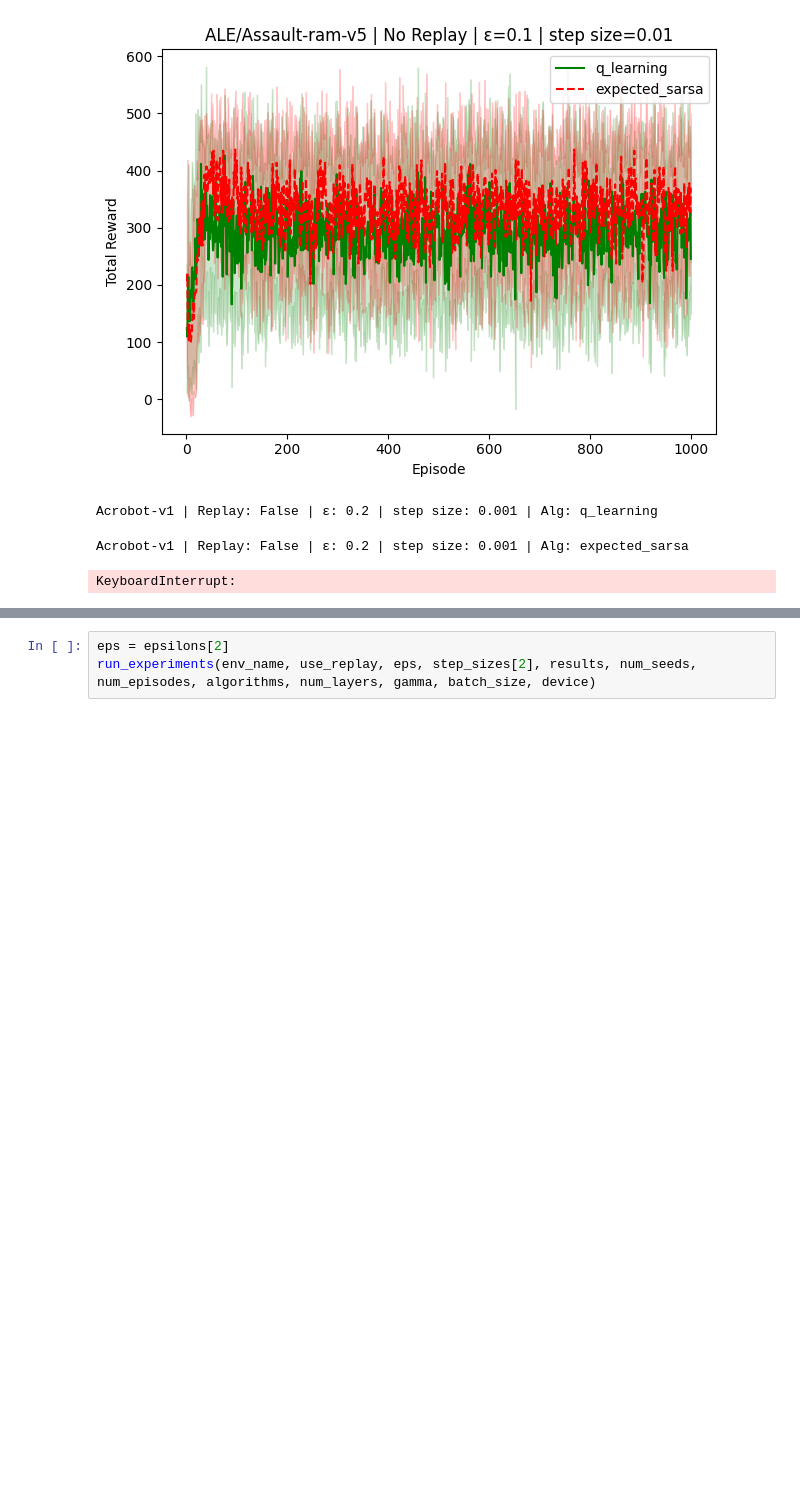
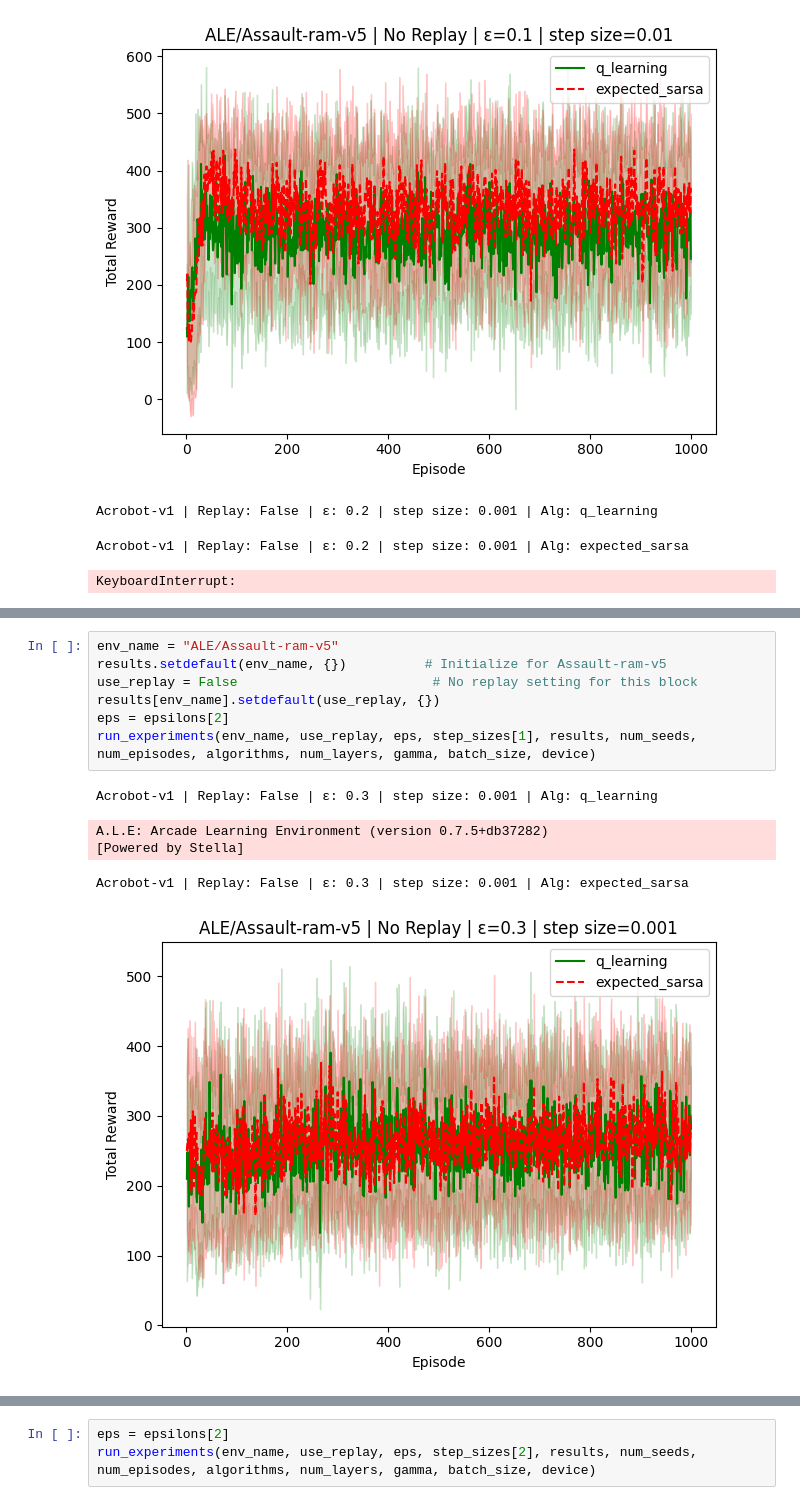
Before and after one commit to simonli357/COMP579, a Jupyter notebook: a3/a3.ipynb, the cells around one changed output, grey strips where cells are left out. Cells and saved outputs as stored; diff of their text form; blank space fills up the shorter version.

```diff
--- a/a3/a3.ipynb
+++ b/a3/a3.ipynb
@@ -363,0 +368,13 @@ A.L.E: Arcade Learning Environment (version 0.7.5+db37282)
+# %%
+env_name = "ALE/Assault-ram-v5"
+results.setdefault(env_name, {})          # Initialize for Assault-ram-v5
+use_replay = False                         # No replay setting for this block
+results[env_name].setdefault(use_replay, {})
+eps = epsilons[2]
+run_experiments(env_name, use_replay, eps, step_sizes[1], results, num_seeds, num_episodes, algorithms, num_layers, gamma, batch_size, device)
+# %% [output]
+Acrobot-v1 | Replay: False | ε: 0.3 | step size: 0.001 | Alg: q_learning
+A.L.E: Arcade Learning Environment (version 0.7.5+db37282)
+[Powered by Stella]
+Acrobot-v1 | Replay: False | ε: 0.3 | step size: 0.001 | Alg: expected_sarsa
+[figure, added]
```
Also changed, not shown: parts of 10 cells of this notebook, 30 other files.
